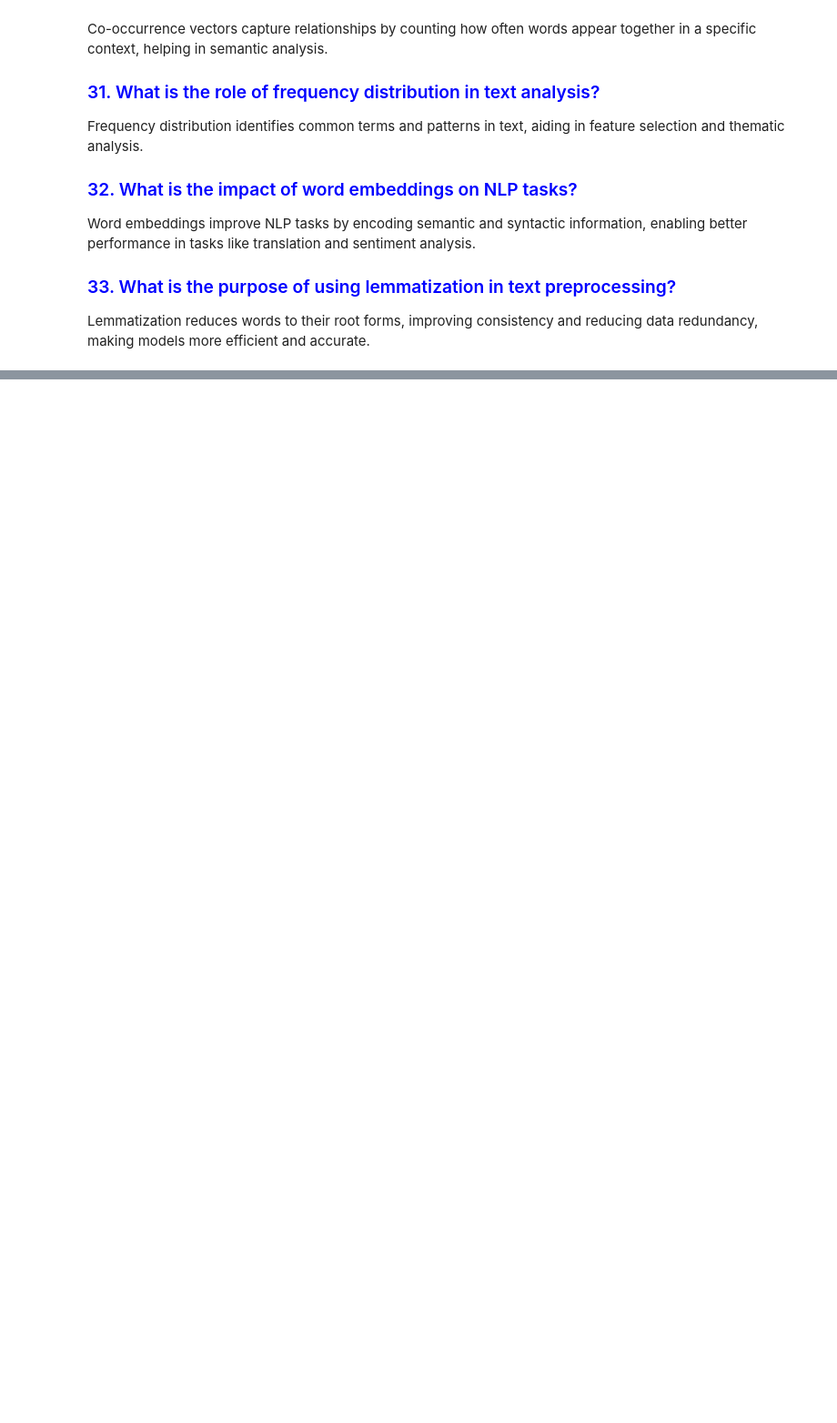
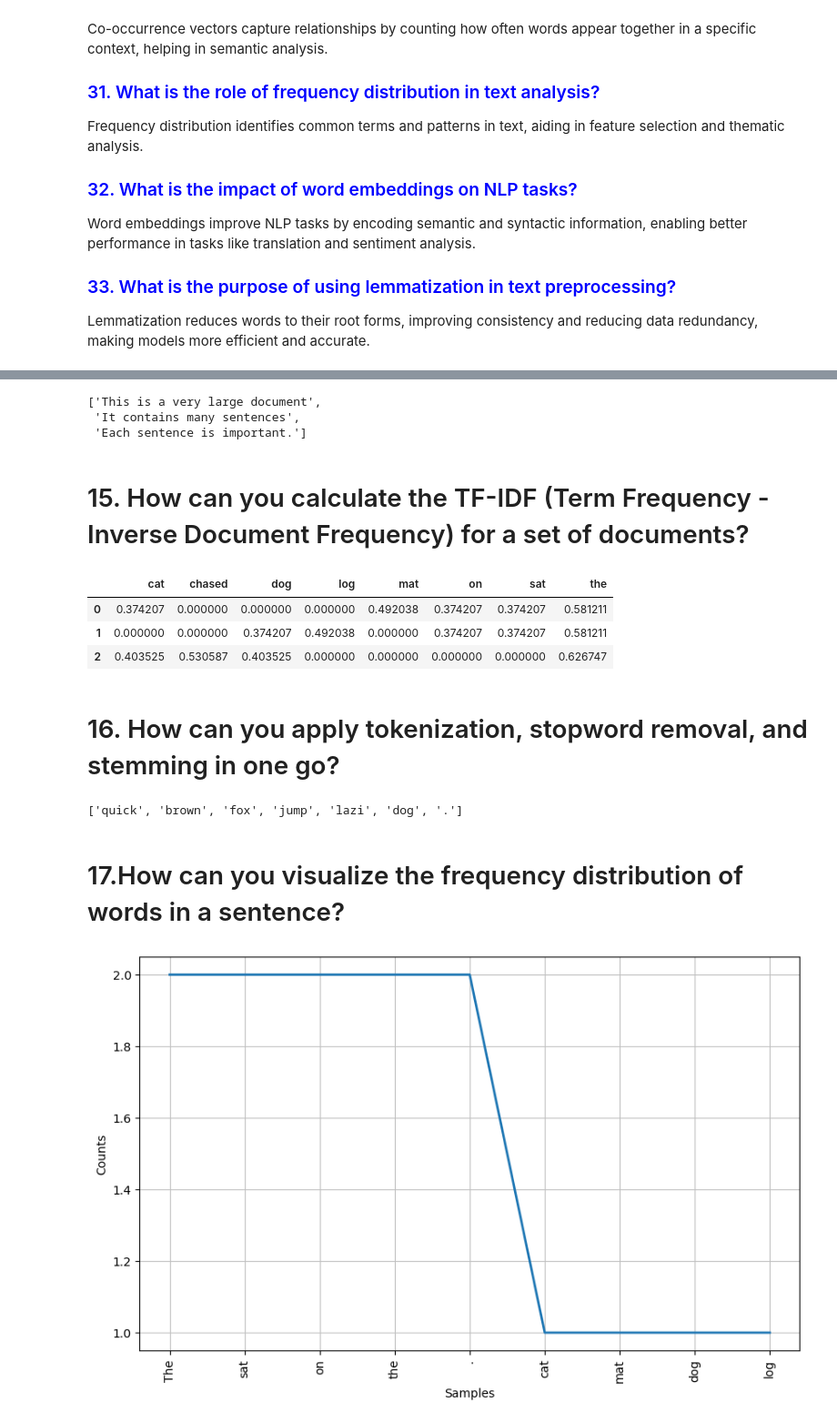
Before and after one commit to AjayKumar095/Natural_Language_Processing, a Jupyter notebook: Notes/NLP_Introduction_and_Text_Preprocessing.ipynb, the cells around one changed output, grey strips where cells are left out. Shown: that part at 91% size. Saved outputs shown, nothing was run; the diff lists cells and outputs as text; code cells hidden in the pictures; blank space fills up the shorter version.

Commit message:
Add new features to enhance NLP model performance

```diff
--- a/Notes/NLP_Introduction_and_Text_Preprocessing.ipynb
+++ b/Notes/NLP_Introduction_and_Text_Preprocessing.ipynb
@@ -111,0 +412,79 @@
+# %%
+# Sample text
+large_text = "This is a very large document. It contains many sentences. Each sentence is important."
+
+# Split into chunks by sentence
+chunks = large_text.split(". ")
+chunks
+# %% [output]
+['This is a very large document',
+ 'It contains many sentences',
+ 'Each sentence is important.']
+# %% [markdown]
+# 15. How can you calculate the TF-IDF (Term Frequency - Inverse Document Frequency) for a set of documents?
+# %%
+from sklearn.feature_extraction.text import TfidfVectorizer
+
+# Sample documents
+documents = [
+    "the cat sat on the mat",
+    "the dog sat on the log",
+    "the cat chased the dog"
+]
+
+# Calculate TF-IDF
+vectorizer = TfidfVectorizer()
+tfidf_matrix = vectorizer.fit_transform(documents)
+
+# Convert to a DataFrame
+tfidf_df = pd.DataFrame(tfidf_matrix.toarray(), columns=vectorizer.get_feature_names_out())
+tfidf_df
+# %% [output]
+|  | cat | chased | dog | log | mat | on | sat | the |
+| 0 | 0.374207 | 0.000000 | 0.000000 | 0.000000 | 0.492038 | 0.374207 | 0.374207 | 0.581211 |
+| 1 | 0.000000 | 0.000000 | 0.374207 | 0.492038 | 0.000000 | 0.374207 | 0.374207 | 0.581211 |
+| 2 | 0.403525 | 0.530587 | 0.403525 | 0.000000 | 0.000000 | 0.000000 | 0.000000 | 0.626747 |
+# %% [markdown]
+# 16. How can you apply tokenization, stopword removal, and stemming in one go?
+# %%
+import nltk
+from nltk.corpus import stopwords
+from nltk.stem import PorterStemmer
+
+# Sample text
+text = "The quick brown fox jumps over the lazy dog."
+
+# Tokenize
+tokens = nltk.word_tokenize(text)
+
+# Remove stopwords
+stop_words = set(stopwords.words("english"))
+filtered_tokens = [word for word in tokens if word.lower() not in stop_words]
+
+# Perform stemming
+stemmer = PorterStemmer()
+stemmed_tokens = [stemmer.stem(word) for word in filtered_tokens]
+
+stemmed_tokens
+# %% [output]
+['quick', 'brown', 'fox', 'jump', 'lazi', 'dog', '.']
+# %% [markdown]
+# 17.How can you visualize the frequency distribution of words in a sentence?
+# %%
+import nltk
+from nltk.probability import FreqDist
+import matplotlib.pyplot as plt
+
+# Sample text
+text = "The cat sat on the mat. The dog sat on the log."
+
+# Tokenize and calculate frequency
+tokens = nltk.word_tokenize(text)
+freq_dist = FreqDist(tokens)
+
+# Plot frequency distribution
+plt.figure(figsize=(10, 6))
+freq_dist.plot(30, cumulative=False)
+plt.show()
+# %% [output]
+[figure, added]
```
Also changed, not shown: parts of 28 cells of this notebook.
